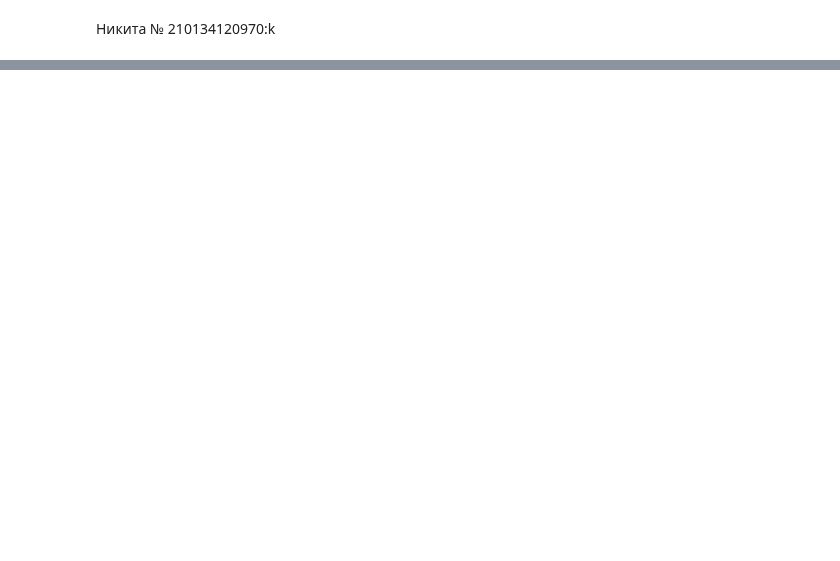
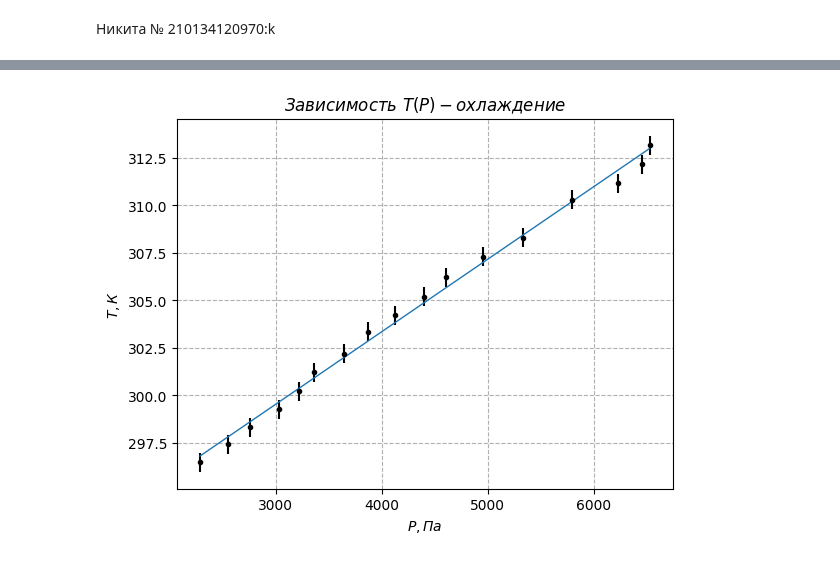
Before and after one commit to UjeNeTORT/labs, a Jupyter notebook: sem_2/2.4.1/laba.ipynb, the cells around one changed output, grey strips where cells are left out. Saved outputs shown, nothing was run; the diff lists cells and outputs as text; code cells hidden in the pictures; blank space fills up the shorter version.

```diff
--- a/sem_2/2.4.1/laba.ipynb
+++ b/sem_2/2.4.1/laba.ipynb
@@ -6,5 +6,12 @@ import numpy
 # %%
 base_h = 5.795 # см
 _maybe_correct_base_h = 5.755 # см
+
 delta_h = 7.53 - base_h # разность высот в u-образной штуке
-T = 22.64 + 273.15    # К
+T = 22.64 + 273.15      # К
+sigma_T = .5            # K
+sigma_h = .005 * 0.01   # m
+
+RHO_HG = 13600
+g      = 9.81
+CVT_K  = 273.15
@@ -11,3 +37,33 @@ T = 22.64 + 273.15    # К
+# %%
+class Experiment:
+    def __init__(self, Ts, hs, bases_h) -> None:
+        self.Ts             = [CVT_K + T for T in Ts]
+        self.dh             = [(h - base_h) * 0.01 for h, base_h in zip(hs, bases_h)]
+        self.deltas_p       = [RHO_HG * g * dh for dh in self.dh]
+        self.sigmas_delta_p = [RHO_HG * g * sigma_h] * len (Ts)
+        self.sigmas_T       = [sigma_T] * len (Ts)
+        self.dT_dP, self.b_TP, self.kerr, self.berr = LeastSquares (self.deltas_p, self.Ts)
+
+        print ("data received")
+
+    def DrawTP (self, title):
+        plt.figure()
+        plt.title(title)
+        plt.xlabel("$P, Па$")
+        plt.ylabel("$T, К$")
+
+        plt.grid(True, linestyle = '--')
+
+        plt.errorbar(self.deltas_p, self.Ts, xerr=self.sigmas_delta_p, yerr=self.sigmas_T, ls = "None", fmt=".k")
+
+        k = self.dT_dP
+        b = self.b_TP
+        x = np.array ([self.deltas_p[0], self.deltas_p[-1]])
+        plt.plot (x, k * x + b, "-", linewidth = 1)
+
+        plt.show()
+
+    def DrawLogTP (self):
 # %%
 T       = [22.64, 23.36, 24.33, 25.29, 26.17, 27.12, 28.07, 29.10, 30.05, 31.15, 33.03, 34.08, 35.15, 36.13, 37.05, 38.10, 39.10, 40]
 h       = [7.53,  7.515, 7.575, 7.67,  7.71,  7.805, 7.865, 7.970, 8.07,  8.145, 8.320, 8.445, 8.570, 8.710, 8.770, 8.965, 9.040, 9.24]
@@ -20,0 +83,4 @@ dh_down = [h - base_h for h, base_h in zip(h, base_h)]
+# %%
+ExpTempDrop = Experiment ([40,   39,    38.02, 37.15, 35.15, 34.15, 33.06, 32.05, 31.06, 30.20, 29.05, 28.07, 27.07, 26.12, 25.18, 24.27, 23.32],
+                          [9.24, 9.195, 9.095, 8.93,  8.772, 8.595, 8.445, 8.345, 8.27,  8.17,  8.090, 7.97,  7.91,  7.835, 7.735, 7.64,  7.560],
+                          [4.35, 4.360, 4.430, 4.59,  4.775, 4.88,  4.995, 5.05,  5.175, 5.27,  5.355, 5.45,  5.495, 5.565, 5.67,  5.73,  5.845])
@@ -20,0 +93,4 @@ dh_down = [h - base_h for h, base_h in zip(h, base_h)]
+# %%
+ExpTempDrop.DrawTP('$Зависимость ~T(P) - охлаждение$')
+# %% [output]
+[figure, added]
```
Also changed, not shown: parts of 7 cells of this notebook.
